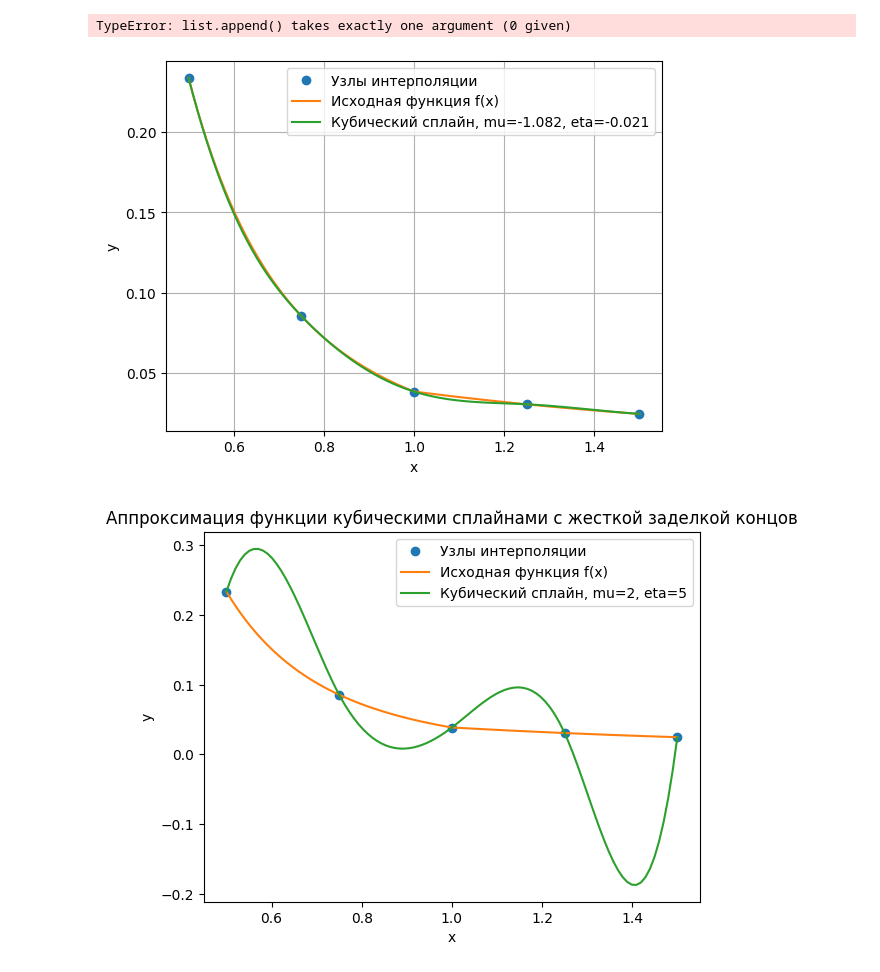
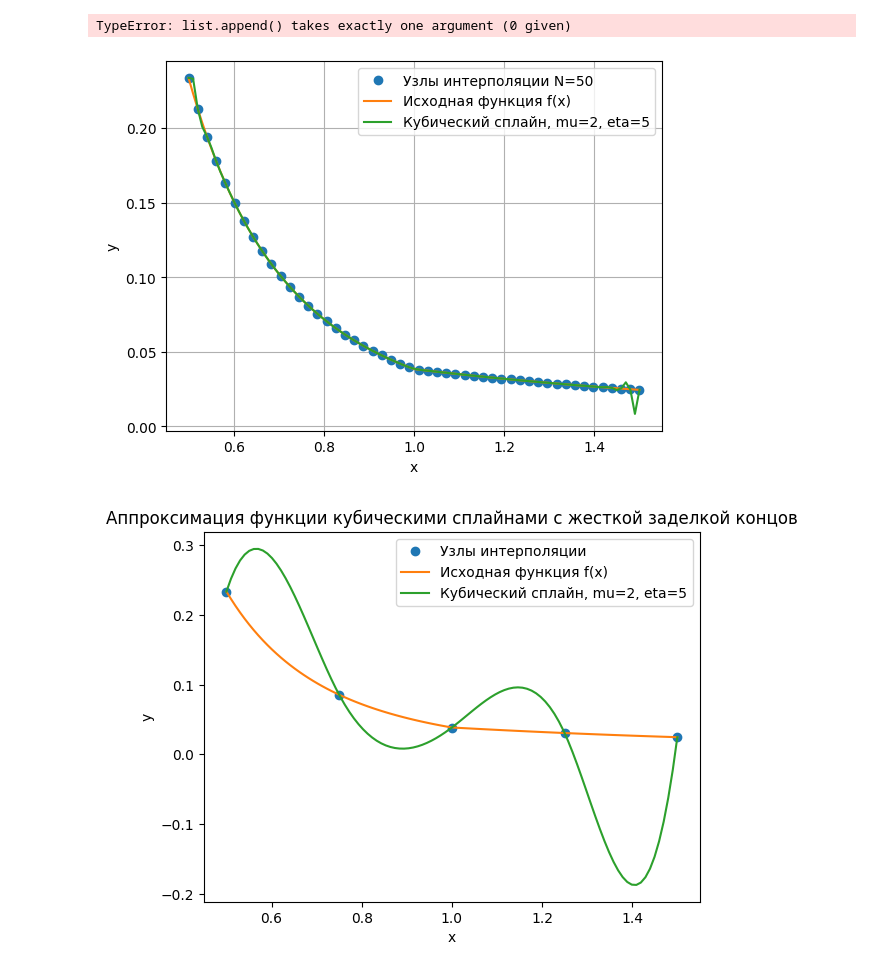
Before and after one commit to XBodya/third_course_2sem, a Jupyter notebook: CHM/src/l4.ipynb, the cells around one changed output. Cells and saved outputs as stored; diff of their text form; code cells hidden in the pictures.

```diff
--- a/CHM/src/l4.ipynb
+++ b/CHM/src/l4.ipynb
@@ -149,37 +149,37 @@ def f(x):
 
 # Определяем отрезок [a, b]
 a = 0.5
 b = 1.5
-N = 5
+N = 50
 # Генерируем узлы интерполяции
 x = np.linspace(a, b, N)
 y = f(x)
 
 # Вычисляем производные на концах отрезка
 def deriv(f, x):
     h = 0.01
     return (f(x + h) - f(x - h)) / (2*h)
-df_a = deriv(f, a)  # Производная функции f в точке a
-df_b = deriv(f, b)  # Производная функции f в точке b
+df_a = 2  # Производная функции f в точке a
+df_b = 5   # Производная функции f в точке b
 
 # Создаем кубический сплайн с жесткой заделкой концов
 # cs = CubicSpline(x, y, bc_type=((1, df_a), (1, df_b)))
 cs = CubicSpline(x, y, bc_type=('clamped', (df_a, df_b)))
 # Генерируем точки для построения графика
 x_new = np.linspace(a, b, 100)
 y_new = cs(x_new)
 
 # Строим графики
 plt.plot(x, y, 'o', label='Узлы интерполяции N={}'.format(N))
 plt.plot(x_new, f(x_new), label='Исходная функция f(x)')
 plt.plot(x_new, y_new, label='Кубический сплайн, mu={}, eta={}'.format(np.round(df_a, 3), np.round(df_b, 3)))
 plt.legend()
 plt.xlabel('x')
 plt.ylabel('y')
 plt.grid()
 plt.show()
 # %% [output]
-[figure, old version]
+[figure, new version]
 # %%
 import numpy as np
 import matplotlib.pyplot as plt
```
Also changed, not shown: 1 other file.
